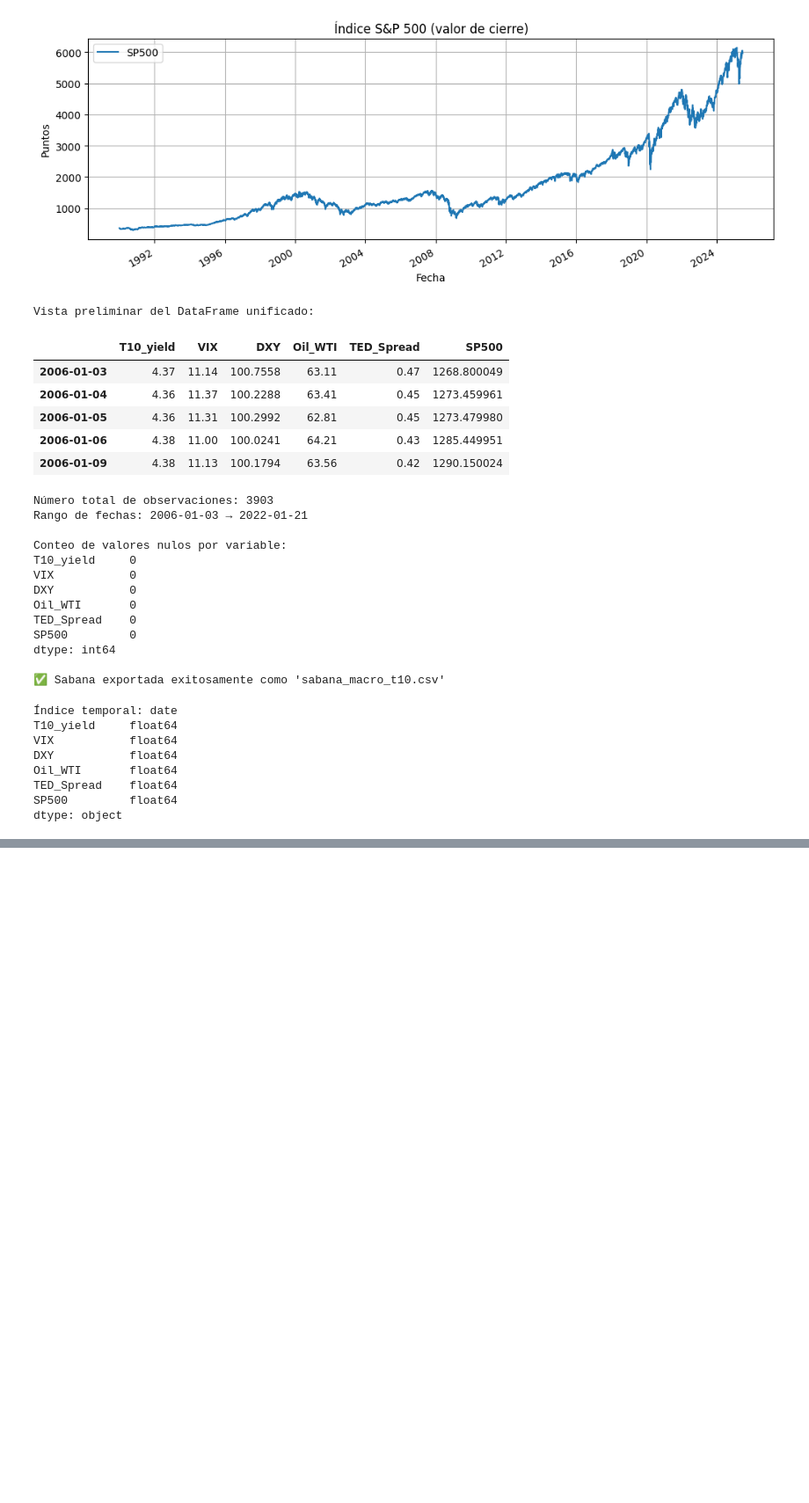
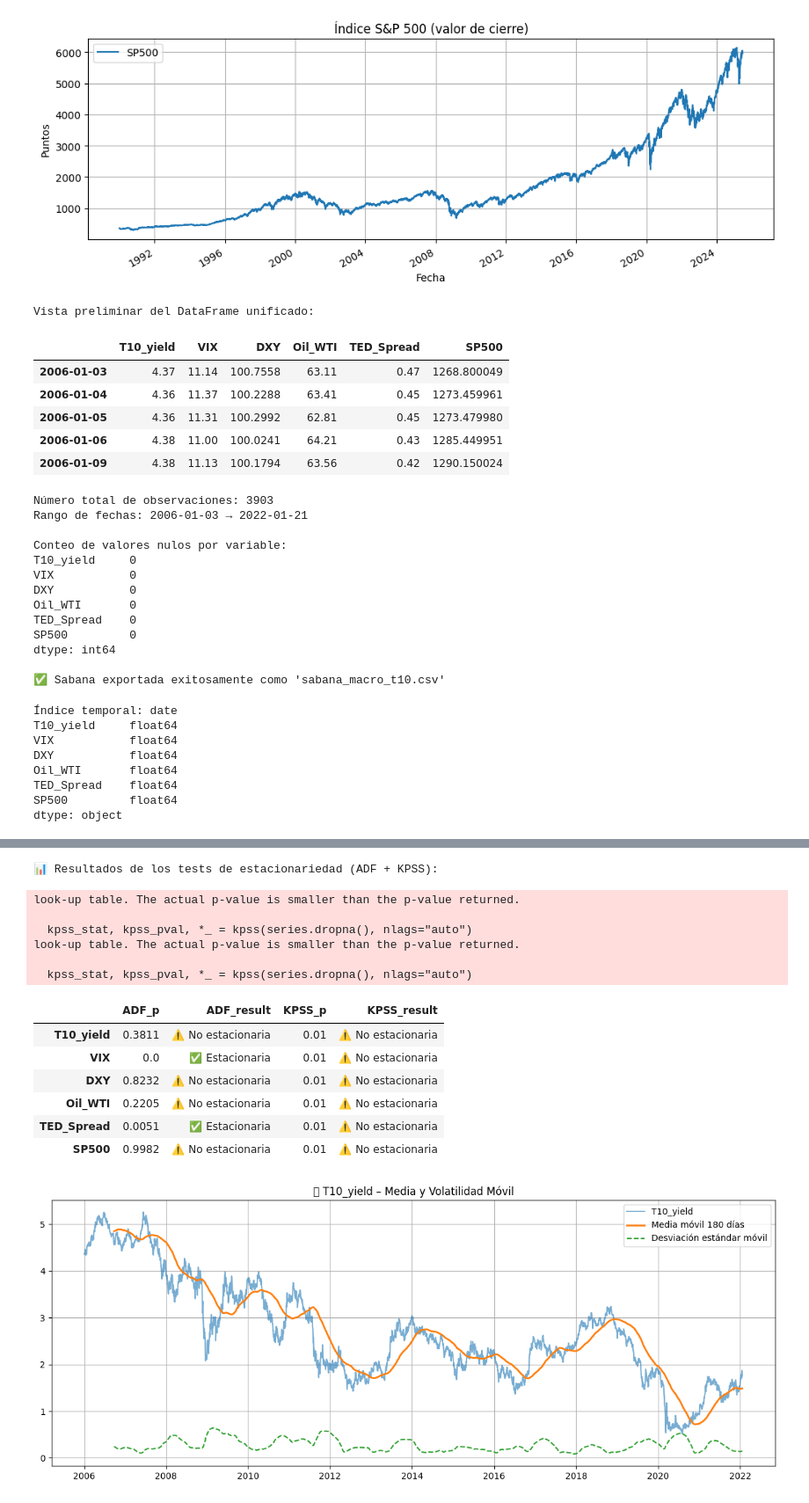
Before and after one commit to Edubanchiless/T10_ML_Prediction_EduMendez, a Jupyter notebook: t10_data_pipeline.ipynb, the cells around one changed output, grey strips where cells are left out. Shown at 88% size. Drawn from its saved outputs; the diff is of its cells as text; code cells hidden in the pictures; blank space fills up the shorter version.

Commit message:
Actualización del pipeline con modelado y evaluación

```diff
--- a/t10_data_pipeline.ipynb
+++ b/t10_data_pipeline.ipynb
@@ -366,0 +244,64 @@ RMSE en test: 1.3480
+# %%
+# ---------------------------------------------------------
+# ANÁLISIS DE ESTACIONARIEDAD Y PROPIEDADES DINÁMICAS
+# ---------------------------------------------------------
+
+# Este bloque combina tests estadísticos de estacionariedad (ADF y KPSS) con el análisis visual
+# de tendencias y volatilidad para cada variable macroeconómica, comenzando con 'T10_yield'.
+# Esto permite evaluar tanto la validez de supuestos de modelos econométricos como patrones de comportamiento en el tiempo.
+
+import pandas as pd
+import matplotlib.pyplot as plt
+from statsmodels.tsa.stattools import adfuller, kpss
+
+# Carga del dataset con fechas como índice
+df = pd.read_csv("sabana_macro_t10.csv", parse_dates=["Unnamed: 0"])
+df = df.rename(columns={"Unnamed: 0": "date"}).set_index("date")
+
+# Selección de columnas numéricas
+columns_to_test = df.select_dtypes(include="number").columns
+
+# Función para aplicar ADF y KPSS con output interpretativo
+def test_stationarity_mit_style(series):
+    results = {}
+
+    # ADF
+    adf_stat, adf_pval, *_ = adfuller(series.dropna())
+    results["ADF_p"] = round(adf_pval, 4)
+    results["ADF_result"] = "✅ Estacionaria" if adf_pval < 0.05 else "⚠️ No estacionaria"
+
+    # KPSS
+    try:
+        kpss_stat, kpss_pval, *_ = kpss(series.dropna(), nlags="auto")
+        results["KPSS_p"] = round(kpss_pval, 4)
+        results["KPSS_result"] = "⚠️ No estacionaria" if kpss_pval < 0.05 else "✅ Estacionaria"
+    except:
+        results["KPSS_p"] = None
+        results["KPSS_result"] = "❌ Error en KPSS"
+
+    return results
+
+# Aplicar test a todas las series
+stationarity_results_mit = pd.DataFrame({
+    col: test_stationarity_mit_style(df[col])
+    for col in columns_to_test
+}).T
+
+# Mostrar resultados
+print("📊 Resultados de los tests de estacionariedad (ADF + KPSS):")
+display(stationarity_results_mit)
+
+# Análisis visual de propiedades dinámicas (ejemplo: T10_yield)
+target_var = "T10_yield"
+window = 180  # media móvil de aprox. 6 meses para frecuencia diaria
+
+plt.figure(figsize=(12, 5))
+plt.plot(df[target_var], label=f'{target_var}', alpha=0.6)
+plt.plot(df[target_var].rolling(window).mean(), label=f'Media móvil {window} días', linewidth=2)
+plt.plot(df[target_var].rolling(window).std(), label=f'Desviación estándar móvil', linestyle='--')
+plt.title(f"📈 {target_var} – Media y Volatilidad Móvil")
+plt.legend()
+plt.grid(True)
+plt.tight_layout()
+plt.show()
+# %% [output]
@@ -366,0 +320,15 @@ RMSE en test: 1.3480
+📊 Resultados de los tests de estacionariedad (ADF + KPSS):
+look-up table. The actual p-value is smaller than the p-value returned.
+
+  kpss_stat, kpss_pval, *_ = kpss(series.dropna(), nlags="auto")
+look-up table. The actual p-value is smaller than the p-value returned.
+
+  kpss_stat, kpss_pval, *_ = kpss(series.dropna(), nlags="auto")
+|  | ADF_p | ADF_result | KPSS_p | KPSS_result |
+| T10_yield | 0.3811 | ⚠️ No estacionaria | 0.01 | ⚠️ No estacionaria |
+| VIX | 0.0 | ✅ Estacionaria | 0.01 | ⚠️ No estacionaria |
+| DXY | 0.8232 | ⚠️ No estacionaria | 0.01 | ⚠️ No estacionaria |
+| Oil_WTI | 0.2205 | ⚠️ No estacionaria | 0.01 | ⚠️ No estacionaria |
+| TED_Spread | 0.0051 | ✅ Estacionaria | 0.01 | ⚠️ No estacionaria |
+| SP500 | 0.9982 | ⚠️ No estacionaria | 0.01 | ⚠️ No estacionaria |
+[figure, added]
```
Also changed, not shown: parts of 42 cells of this notebook, 27 other files.
